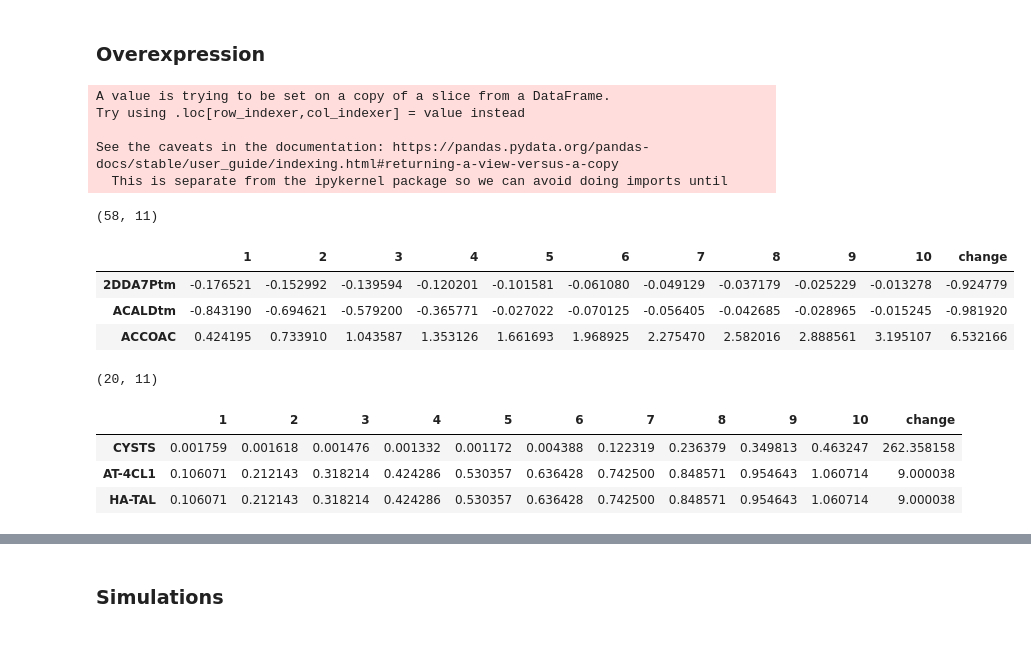
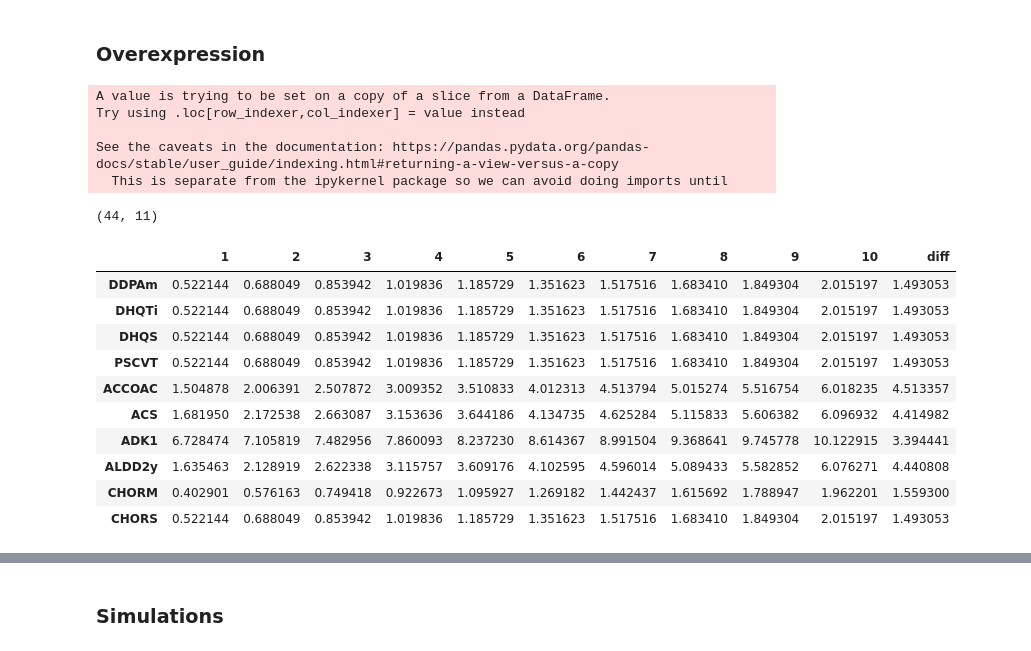
Before and after one commit to 27410/27410-group-assigment-group-4-resveratrol-in-s-cerevisiae, a Jupyter notebook: analysis/05.over_expression.ipynb, the cells around one changed output, grey strips where cells are left out. Drawn from its saved outputs; the diff is of its cells as text; code cells hidden in the pictures.

```diff
--- a/analysis/05.over_expression.ipynb
+++ b/analysis/05.over_expression.ipynb
@@ -18,4 +16,4 @@ os.getcwd()
 os.chdir("C:/Users/Deborah/anaconda3/envs/cellfactorydesign/27410-group-assigment-group-4-resveratrol-in-s-cerevisiae/") #change accordingly
 # %%
 # Read the heterologous model
-model = read_sbml_model("data/models/yeast_resv.xml")
+model = read_sbml_model("data/models/yeast8_resv_glc.xml")
@@ -21,0 +150,20 @@ model = read_sbml_model("data/models/yeast_resv.xml")
+# %%
+m_res_glu=model.copy()
+
+# increasing the glucose uptake
+manipulation.increase_flux(m_res_glu.reactions.EX_glc__D_e, -1.0, -10.0)
+# check if the boundaries were updated
+print('Glucose bounds: ', m_res_glu.reactions.EX_glc__D_e.bounds)
+
+# setting the constraint of having a minimum growth of 0.3 [unit]
+m_res_glu.reactions.GROWTH.bounds=(0.4, 1000)
+
+# flux balance analysis to see the effects on the oxygen uptake, growth and our product
+fba4=fba(m_res_glu, objective=m_res_glu.reactions.VVVST1)
+fba_res_glu=fba4.data_frame
+fba_res_glu.sort_values(by='flux', ascending=False, inplace=True)
+print(fba_res_glu.loc['EX_o2_e'])
+print(fba_res_glu.loc['EX_glc__D_e'])
+print(fba_res_glu.loc['GROWTH'])
+print(fba_res_glu.loc['VVVST1'])
+fba_res_glu
@@ -24,10 +302,10 @@ model = read_sbml_model("data/models/yeast_resv.xml")
 # %%
 # Apply the Flux Scanning based on Enforced Objective Flux from the cameo package
-fseof = FSEOF(model)
+fseof = FSEOF(m_res_glu)
 # %%
 # Define the final reaction for trans-resveratrol reaction as objective
 ## the result shows that the amount of reaction rate of the reaction VVVST1 has increased by fold 10
-result = fseof.run(target=model.reactions.VVVST1)
+result = fseof.run(target=m_res_glu.reactions.VVVST1)
 df=result.data_frame
 df
 # %% [output]
@@ -117,35 +433,25 @@ H2Ot    H2O transport via diffusion    h2o_e <=> h2o_c    boundaries: (-999999.0
 ### Overexpression
 # %%
 # Filter for reactions theirs flux increases with the resveratrol flux
-df4=df[df[1]<df[10]]
-df4['change']=abs(df4[10]-df4[1])/df4[1]
+df4=df[abs(df[1])<abs(df[10])]
+df4['diff']=abs(df4[10])-abs(df4[1]) #/df4[1]
 print(df4.shape)
-df4.head(3)
+df4.head(10)
 # %% [output]
 A value is trying to be set on a copy of a slice from a DataFrame.
 Try using .loc[row_indexer,col_indexer] = value instead
 
 See the caveats in the documentation: https://pandas.pydata.org/pandas-docs/stable/user_guide/indexing.html#returning-a-view-versus-a-copy
   This is separate from the ipykernel package so we can avoid doing imports until
-(58, 11)
+(44, 11)
-|  | 1 | 2 | 3 | 4 | 5 | 6 | 7 | 8 | 9 | 10 | change |
-| 2DDA7Ptm | -0.176521 | -0.152992 | -0.139594 | -0.120201 | -0.101581 | -0.061080 | -0.049129 | -0.037179 | -0.025229 | -0.013278 | -0.924779 |
-| ACALDtm | -0.843190 | -0.694621 | -0.579200 | -0.365771 | -0.027022 | -0.070125 | -0.056405 | -0.042685 | -0.028965 | -0.015245 | -0.981920 |
-| ACCOAC | 0.424195 | 0.733910 | 1.043587 | 1.353126 | 1.661693 | 1.968925 | 2.275470 | 2.582016 | 2.888561 | 3.195107 | 6.532166 |
+|  | 1 | 2 | 3 | 4 | 5 | 6 | 7 | 8 | 9 | 10 | diff |
+| DDPAm | 0.522144 | 0.688049 | 0.853942 | 1.019836 | 1.185729 | 1.351623 | 1.517516 | 1.683410 | 1.849304 | 2.015197 | 1.493053 |
+| DHQTi | 0.522144 | 0.688049 | 0.853942 | 1.019836 | 1.185729 | 1.351623 | 1.517516 | 1.683410 | 1.849304 | 2.015197 | 1.493053 |
+| DHQS | 0.522144 | 0.688049 | 0.853942 | 1.019836 | 1.185729 | 1.351623 | 1.517516 | 1.683410 | 1.849304 | 2.015197 | 1.493053 |
+| PSCVT | 0.522144 | 0.688049 | 0.853942 | 1.019836 | 1.185729 | 1.351623 | 1.517516 | 1.683410 | 1.849304 | 2.015197 | 1.493053 |
+| ACCOAC | 1.504878 | 2.006391 | 2.507872 | 3.009352 | 3.510833 | 4.012313 | 4.513794 | 5.015274 | 5.516754 | 6.018235 | 4.513357 |
+| ACS | 1.681950 | 2.172538 | 2.663087 | 3.153636 | 3.644186 | 4.134735 | 4.625284 | 5.115833 | 5.606382 | 6.096932 | 4.414982 |
+| ADK1 | 6.728474 | 7.105819 | 7.482956 | 7.860093 | 8.237230 | 8.614367 | 8.991504 | 9.368641 | 9.745778 | 10.122915 | 3.394441 |
+| ALDD2y | 1.635463 | 2.128919 | 2.622338 | 3.115757 | 3.609176 | 4.102595 | 4.596014 | 5.089433 | 5.582852 | 6.076271 | 4.440808 |
+| CHORM | 0.402901 | 0.576163 | 0.749418 | 0.922673 | 1.095927 | 1.269182 | 1.442437 | 1.615692 | 1.788947 | 1.962201 | 1.559300 |
+| CHORS | 0.522144 | 0.688049 | 0.853942 | 1.019836 | 1.185729 | 1.351623 | 1.517516 | 1.683410 | 1.849304 | 2.015197 | 1.493053 |
-# %%
-# Filter for reactions that have a relative change higher than 80% -- filter for a significant change
-df5=df4[abs(df4[10]-df4[1])/df4[1]>5]
-
-# Filter out reactions that do not have a flux in the beginning since they will not have a big impact on the model
-df5=df5[df[1]!=0]
-
-# Sort values
-df5=df5.sort_values(by=['change'], ascending=False)
-print(df5.shape)
-df5.head(3)
-# %% [output]
-(20, 11)
-|  | 1 | 2 | 3 | 4 | 5 | 6 | 7 | 8 | 9 | 10 | change |
-| CYSTS | 0.001759 | 0.001618 | 0.001476 | 0.001332 | 0.001172 | 0.004388 | 0.122319 | 0.236379 | 0.349813 | 0.463247 | 262.358158 |
-| AT-4CL1 | 0.106071 | 0.212143 | 0.318214 | 0.424286 | 0.530357 | 0.636428 | 0.742500 | 0.848571 | 0.954643 | 1.060714 | 9.000038 |
-| HA-TAL | 0.106071 | 0.212143 | 0.318214 | 0.424286 | 0.530357 | 0.636428 | 0.742500 | 0.848571 | 0.954643 | 1.060714 | 9.000038 |
```
Also changed, not shown: parts of 46 cells of this notebook, 5 other files.
